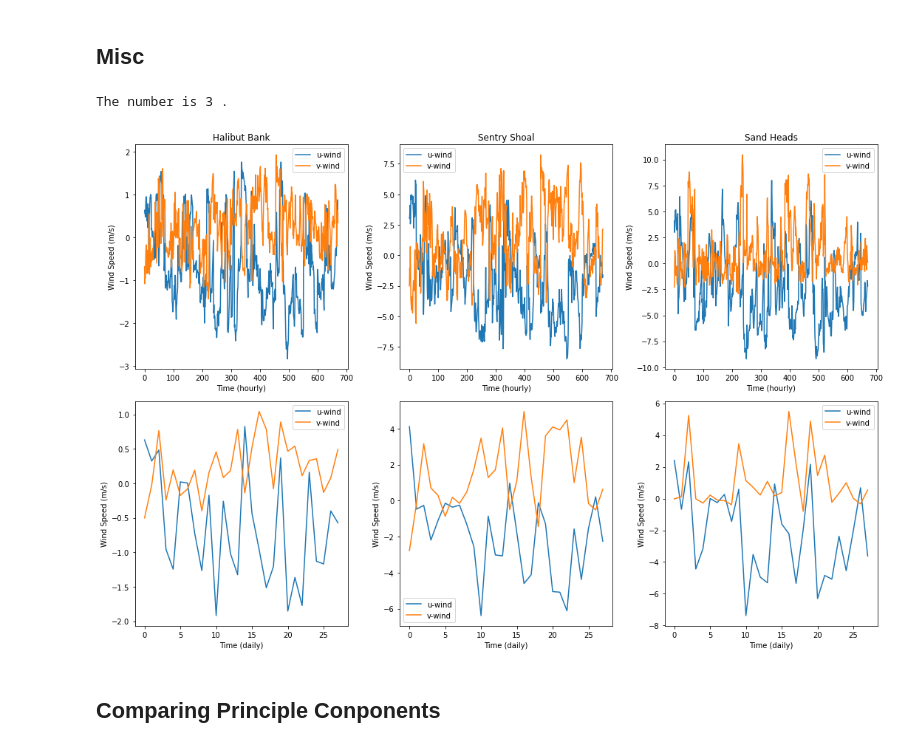
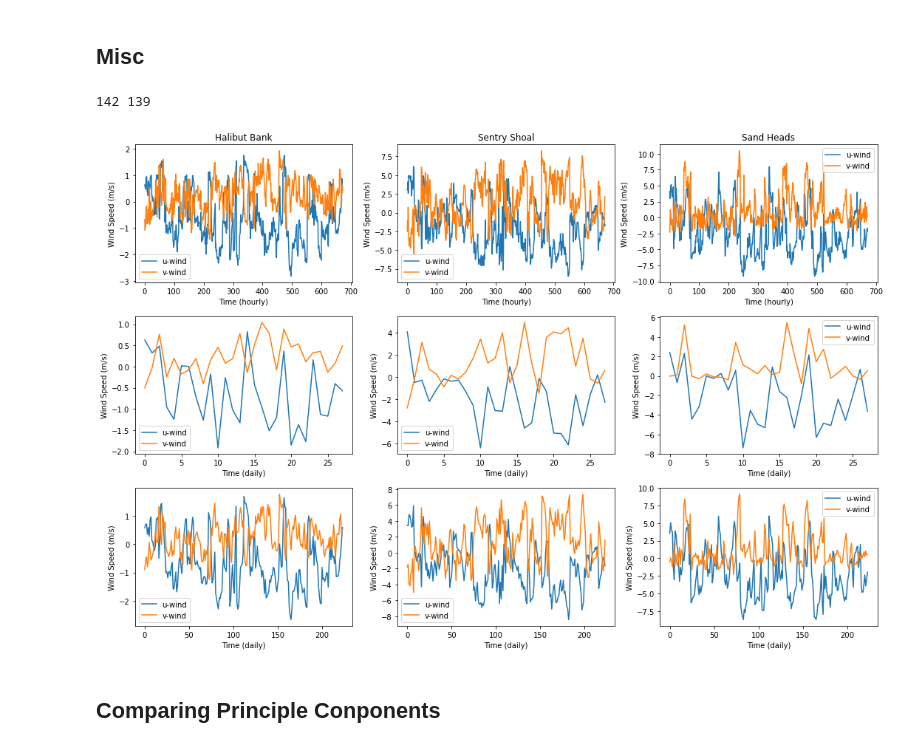
Before and after one commit to UBC-MOAD/analysis-armaan, a Jupyter notebook: notebooks/introWindPCA.ipynb, the cells around one changed output. Saved outputs shown, nothing was run; the diff lists cells and outputs as text; code cells hidden in the pictures.

```diff
--- a/notebooks/introWindPCA.ipynb
+++ b/notebooks/introWindPCA.ipynb
@@ -187,7 +210,7 @@ for i in range(len(files)):
     dayX = xr.open_dataset(files[i])
     for j in range(8):
         u_3 = np.array( dayX['u_wind'][j*3:j*3 + 3, 0:266, 0:256] )
-        v_3 = np.array( dayX['v_wind'][0:24, 0:266, 0:256] )
+        v_3 = np.array( dayX['v_wind'][j*3:j*3 + 3, 0:266, 0:256] )
         avg_u = u_3.mean(axis = 0) ##average of 3-hour time interval
         avg_v = v_3.mean(axis = 0)
         u_data3[8*i + j, : , : ] = avg_u[0:266, 0:256] ##adding 3-hour average to new data array
@@ -243,11 +266,14 @@ ax[2, 2].plot(eigvecs3[2])
 # %% [markdown]
 ## Misc
 # %%
-i, j = gt.find_closest_model_point(-123.72, 49.34, 'GEM2.5') ## Halibut bank
+lon = np.array(day0['nav_lon'][:,:]) - 360
+lat = np.array(day0['nav_lat'][:,:])
+j, i = gt.find_closest_model_point(-123.72, 49.34, lon, lat, 'GEM2.5') ## Halibut bank
+print(j, i)
 # %% [output]
-The number is 3 .
+142 139
 # %%
-fig, ax = plt.subplots(2, 3, figsize=(15, 10))
+fig, ax = plt.subplots(3, 3, figsize=(15, 10))
 
 ax[0,0].plot(u_data[:,149,141], label = "u-wind")
 ax[0,0].plot(v_data[:,149,141], label = "v-wind")
@@ -263,34 +289,52 @@ ax[0,1].set_xlabel("Time (hourly)")
 ax[0,1].set_ylabel("Wind Speed (m/s)")
 ax[0,1].legend()
 
 ax[0,2].plot(u_data[:,135,151], label = "u-wind")
 ax[0,2].plot(v_data[:,135,151], label = "v-wind")
 ax[0,2].set_title("Sand Heads")
 ax[0,2].set_xlabel("Time (hourly)")
 ax[0,2].set_ylabel("Wind Speed (m/s)")
 ax[0,2].legend()
 
 ax[1,0].plot(u_data2[:,149,141], label = "u-wind")
 ax[1,0].plot(v_data2[:,149,141], label = "v-wind")
 ax[1,0].set_xlabel("Time (daily)")
 ax[1,0].set_ylabel("Wind Speed (m/s)")
 ax[1,0].legend()
 
 ax[1,1].plot(u_data2[:,183,107], label = "u-wind")
 ax[1,1].plot(v_data2[:,183,107], label = "v-wind")
 ax[1,1].set_xlabel("Time (daily)")
 ax[1,1].set_ylabel("Wind Speed (m/s)")
 ax[1,1].legend()
 
 ax[1,2].plot(u_data2[:,135,151], label = "u-wind")
 ax[1,2].plot(v_data2[:,135,151], label = "v-wind")
 ax[1,2].set_xlabel("Time (daily)")
 ax[1,2].set_ylabel("Wind Speed (m/s)")
 ax[1,2].legend()
 
+ax[2,0].plot(u_data3[:,149,141], label = "u-wind")
+ax[2,0].plot(v_data3[:,149,141], label = "v-wind")
+ax[2,0].set_xlabel("Time (daily)")
+ax[2,0].set_ylabel("Wind Speed (m/s)")
+ax[2,0].legend()
+
+ax[2,1].plot(u_data3[:,183,107], label = "u-wind")
+ax[2,1].plot(v_data3[:,183,107], label = "v-wind")
+ax[2,1].set_xlabel("Time (daily)")
+ax[2,1].set_ylabel("Wind Speed (m/s)")
+ax[2,1].legend()
+
+ax[2,2].plot(u_data3[:,135,151], label = "u-wind")
+ax[2,2].plot(v_data3[:,135,151], label = "v-wind")
+ax[2,2].set_xlabel("Time (daily)")
+ax[2,2].set_ylabel("Wind Speed (m/s)")
+ax[2,2].legend()
+
 plt.tight_layout()
 # %% [output]
-[figure, old version]
+[figure, new version]
 # %% [markdown]
 ## Comparing Principle Conponents
 # %%
```
Also changed, not shown: parts of 8 cells of this notebook.
